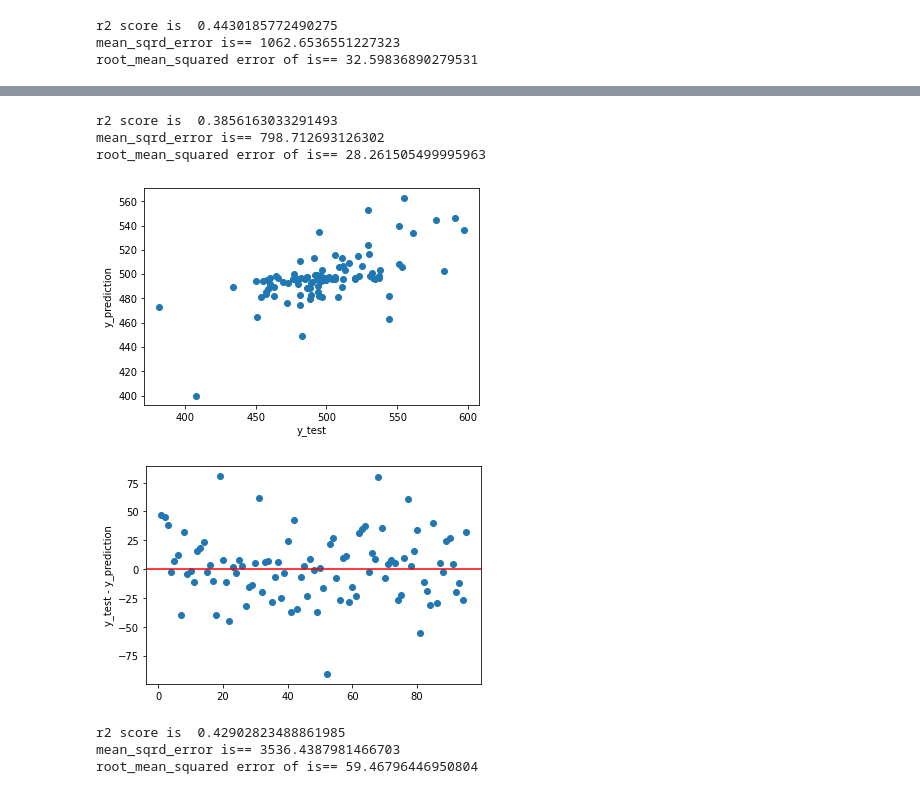
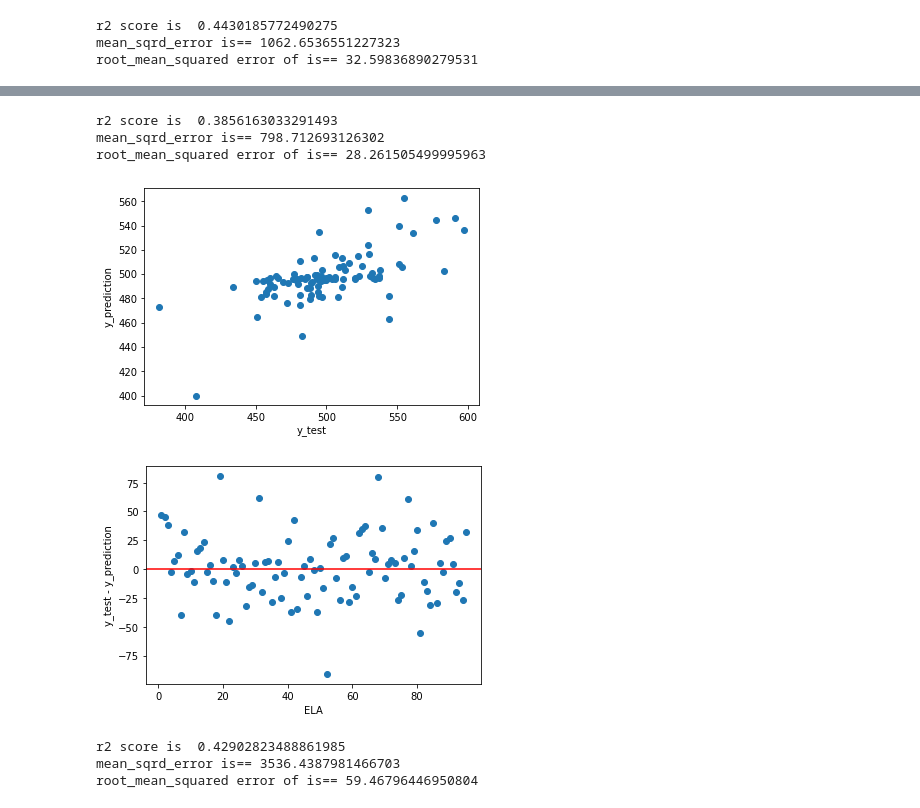
Before and after one commit to morrissey466/Illinois_School_Analysis, a Jupyter notebook: Resources/Regression_Financial_New.ipynb, the cells around one changed output, grey strips where cells are left out. Saved outputs shown, nothing was run; the diff lists cells and outputs as text; code cells hidden in the pictures.

```diff
--- a/Resources/Regression_Financial_New.ipynb
+++ b/Resources/Regression_Financial_New.ipynb
@@ -215,34 +216,35 @@ from sklearn.metrics import r2_score
 from sklearn.metrics import mean_squared_error
 import numpy as np
 
 # predicting the accuracy score
 score = r2_score(y_test,y_prediction)
 print('r2 score is ', score)
 print('mean_sqrd_error is==', mean_squared_error(y_test,y_prediction))
 print('root_mean_squared error of is==', np.sqrt(mean_squared_error(y_test,y_prediction)))
 
 
 my_length = []
 i = 1
 while i <= len(y_test):
     my_length.append(i)
     i += 1
 
 #scatter plot of test vs prediction
 plt.scatter(y_test, y_prediction)
 plt.xlabel('y_test')
 plt.ylabel('y_prediction')
 plt.show()
 plt.scatter(my_length, (y_test - y_prediction))
 plt.ylabel('y_test - y_prediction')
+plt.xlabel('ELA')
 plt.axhline(y = 0, c = "red")
 plt.show()
 # %% [output]
 r2 score is  0.3856163033291493
 mean_sqrd_error is== 798.712693126302
 root_mean_squared error of is== 28.261505499995963
 [figure]
-[figure, old version]
+[figure, new version]
 # %%
 fin_merge_df['ELA/Math Sum'] = fin_merge_df['ELA'] +  fin_merge_df['Math']
 y = fin_merge_df['ELA/Math Sum']
```
Also changed, not shown: parts of 2 cells of this notebook, 4 other files.
